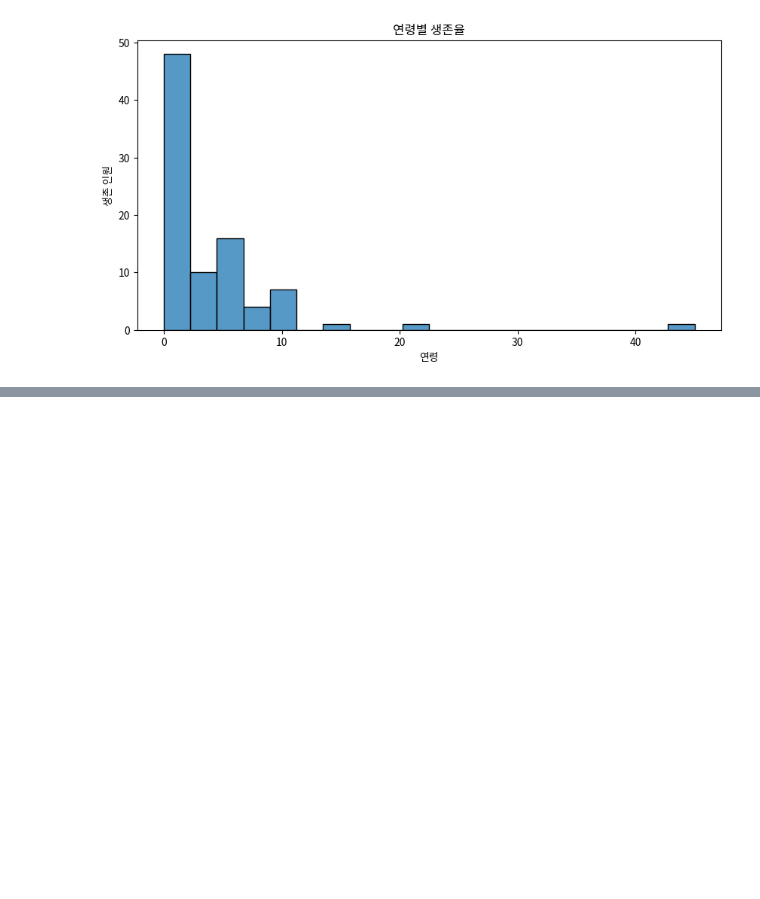
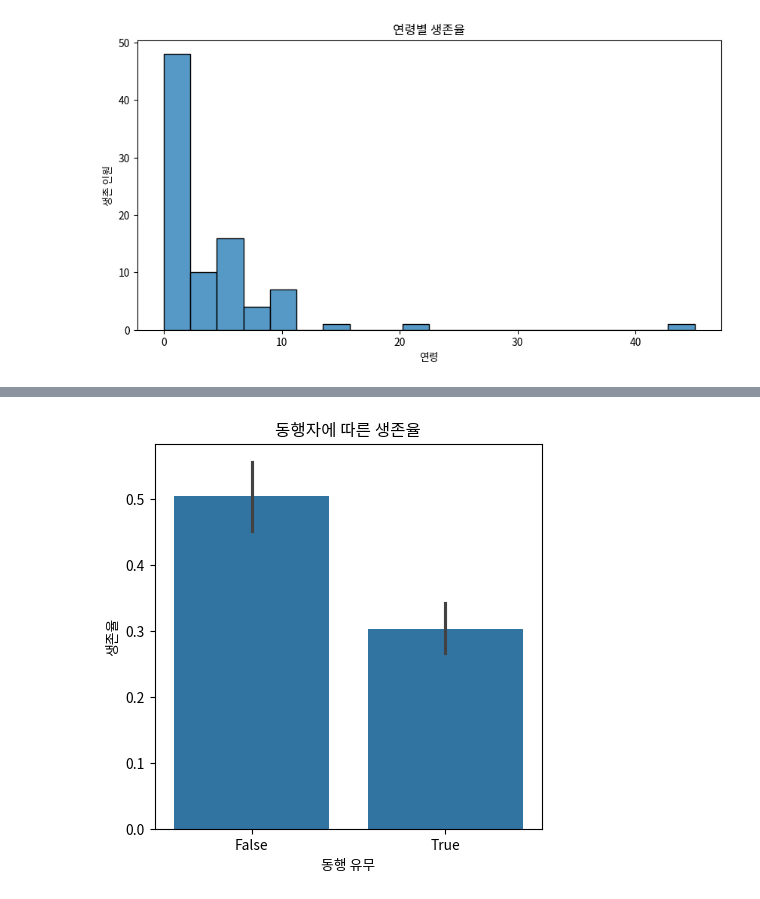
Before and after one commit to JA2PYC/ja2pyc_green_python, a Jupyter notebook: ch09/titanicData.ipynb, the cells around one changed output, grey strips where cells are left out. Cells and saved outputs as stored; diff of their text form; code cells hidden in the pictures; blank space fills up the shorter version.

```diff
--- a/ch09/titanicData.ipynb
+++ b/ch09/titanicData.ipynb
@@ -270,0 +315,10 @@ plt.show()
+# %%
+# Survived Graph by alone
+plt.figure(figsize = (5, 5))
+plt.title('동행자에 따른 생존율')
+plt.xlabel('동행 유무')
+plt.ylabel('생존율')
+sb.barplot(x = 'alone' , y = 'survived', data = df)
+plt.show()
+# %% [output]
+[figure, added]
```
Also changed, not shown: parts of 8 cells of this notebook, 1 other file.
